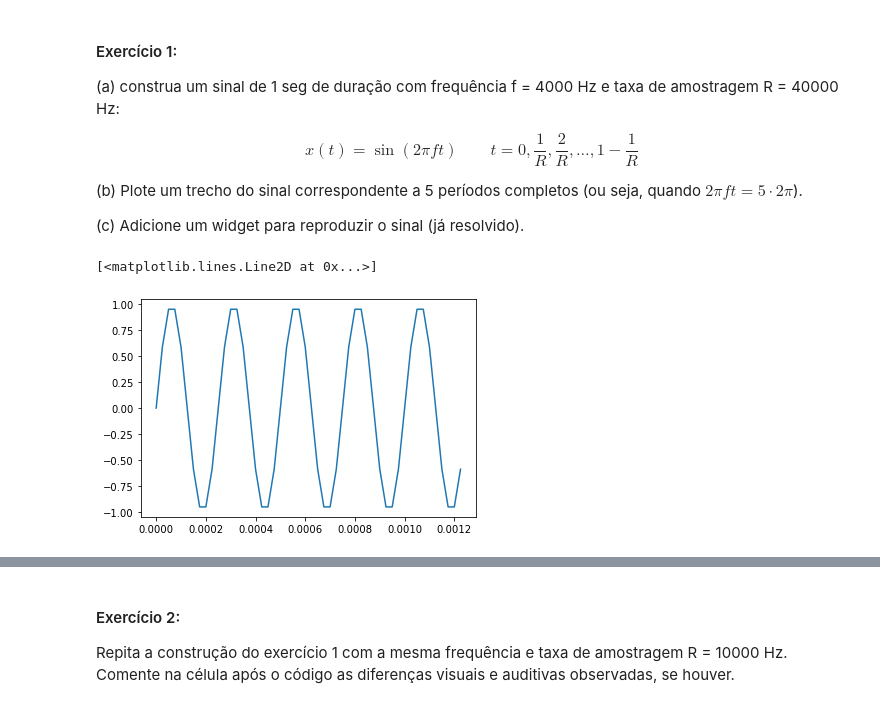
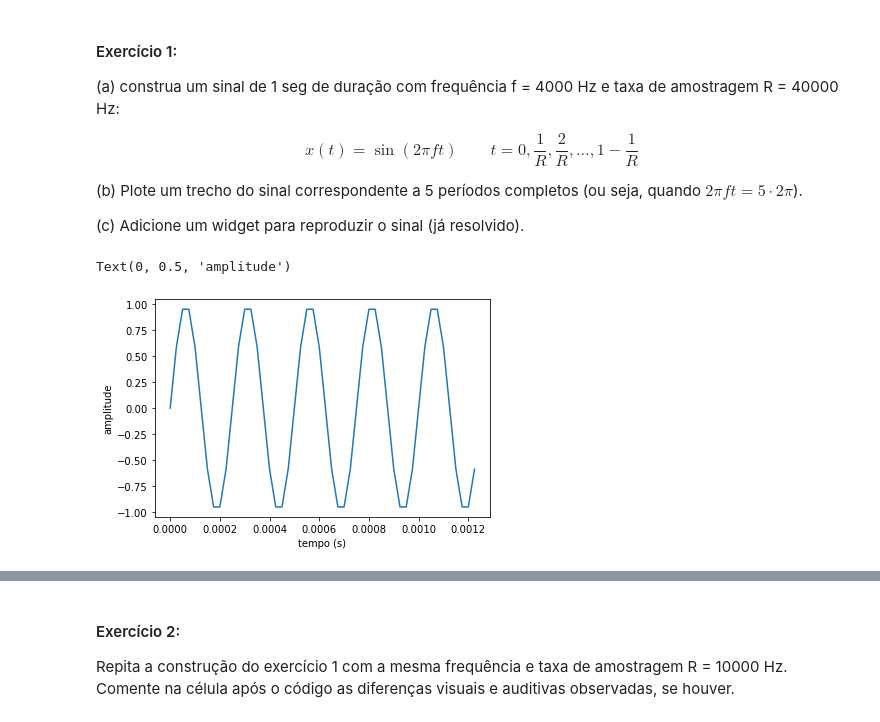
Before and after one commit to cirobr/mac5920-processamento-sinais-digitais, a Jupyter notebook: EP1_2320769.ipynb, the cells around one changed output, grey strips where cells are left out. Drawn from its saved outputs; the diff is of its cells as text; code cells hidden in the pictures.

```diff
--- a/EP1_2320769.ipynb
+++ b/EP1_2320769.ipynb
@@ -40,13 +40,15 @@ x_1 = np.sin(2 * m.pi * f * t_1)
 # %%
 # Exercício 1(b)
 # Dica: use plt.plot(tempo,sinal)
 nper = 5                                  # número de períodos a apresentar
 npontos_1 = int(nper * R / f)             # números de pontos (amostras) correspondentes ao período
 
 plt.plot(t_1[:npontos_1], x_1[:npontos_1])
+plt.xlabel("tempo (s)")
+plt.ylabel("amplitude")
 # %% [output]
-[<matplotlib.lines.Line2D at 0x...>]
+Text(0, 0.5, 'amplitude')
-[figure, old version]
+[figure, new version]
 # %%
 # Exercício 1(c) resolvido
 display(Audio(x_1, rate=R))
```
Also changed, not shown: parts of 7 cells of this notebook, 4 other files.
